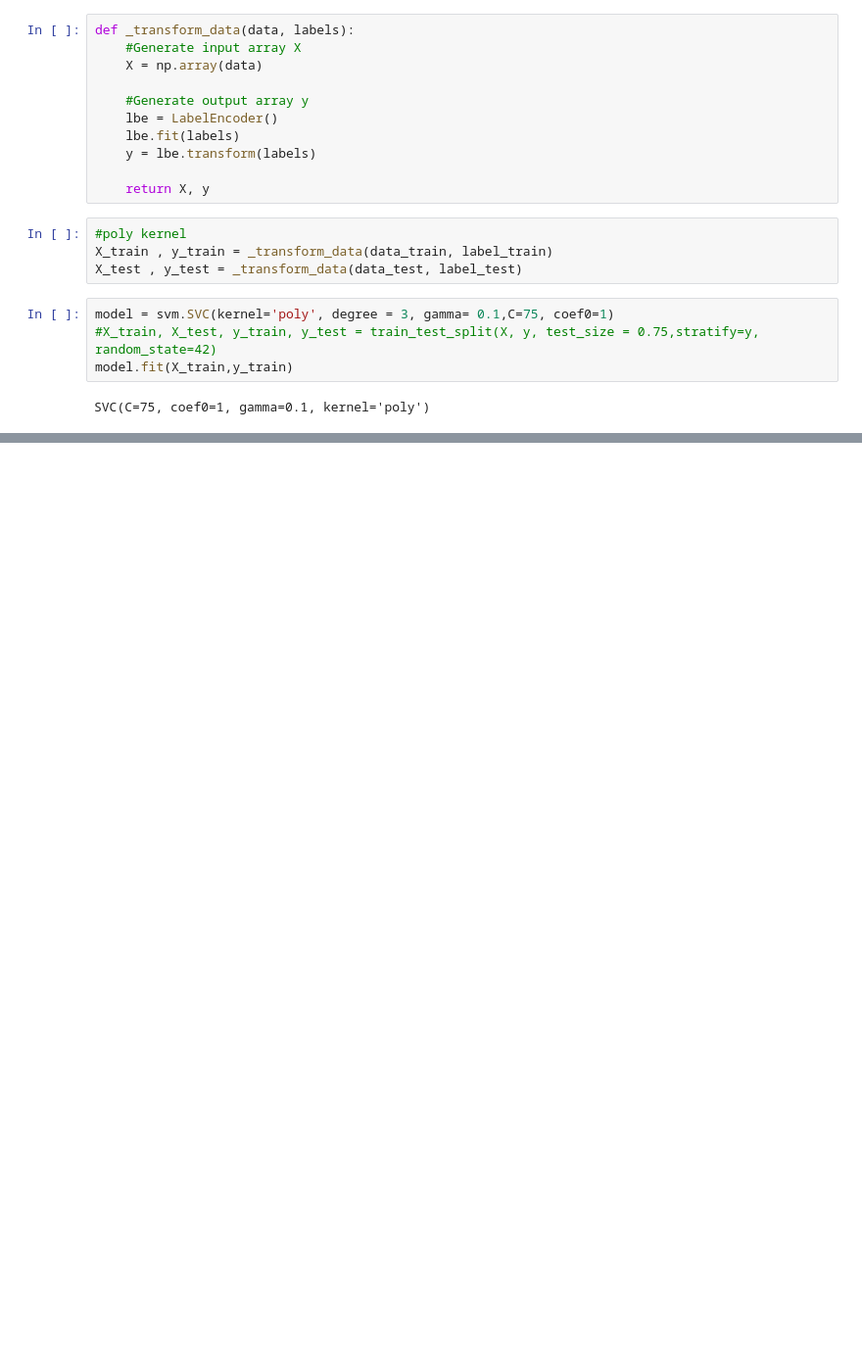
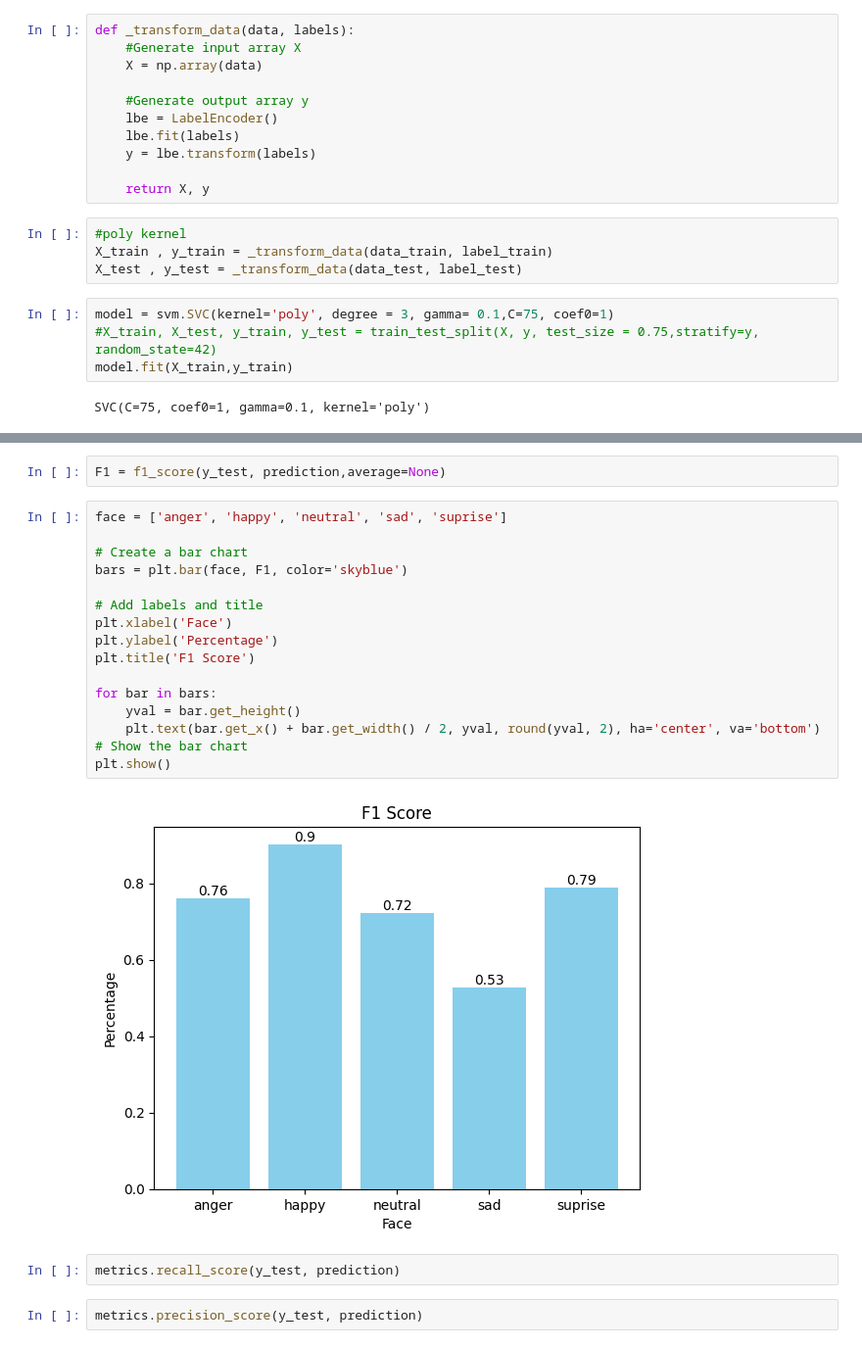
Before and after one commit to coldoctopus/ML-analysis, a Jupyter notebook: face recognition.ipynb, the cells around one changed output, grey strips where cells are left out. Shown: that part at 98% size. Cells and saved outputs as stored; diff of their text form; blank space fills up the shorter version.

```diff
--- a/face recognition.ipynb
+++ b/face recognition.ipynb
@@ -46,0 +49,24 @@ evl = fsuite.run(train_dataset=ds_train,test_dataset=ds_test,model=model)
+# %%
+F1 = f1_score(y_test, prediction,average=None)
+# %%
+face = ['anger', 'happy', 'neutral', 'sad', 'suprise']
+
+# Create a bar chart
+bars = plt.bar(face, F1, color='skyblue')
+
+# Add labels and title
+plt.xlabel('Face')
+plt.ylabel('Percentage')
+plt.title('F1 Score')
+
+for bar in bars:
+    yval = bar.get_height()
+    plt.text(bar.get_x() + bar.get_width() / 2, yval, round(yval, 2), ha='center', va='bottom')
+# Show the bar chart
+plt.show()
+# %% [output]
+[figure, added]
+# %%
+metrics.recall_score(y_test, prediction)
+# %%
+metrics.precision_score(y_test, prediction)
```
Also changed, not shown: parts of 7 cells of this notebook, 2 other files.
